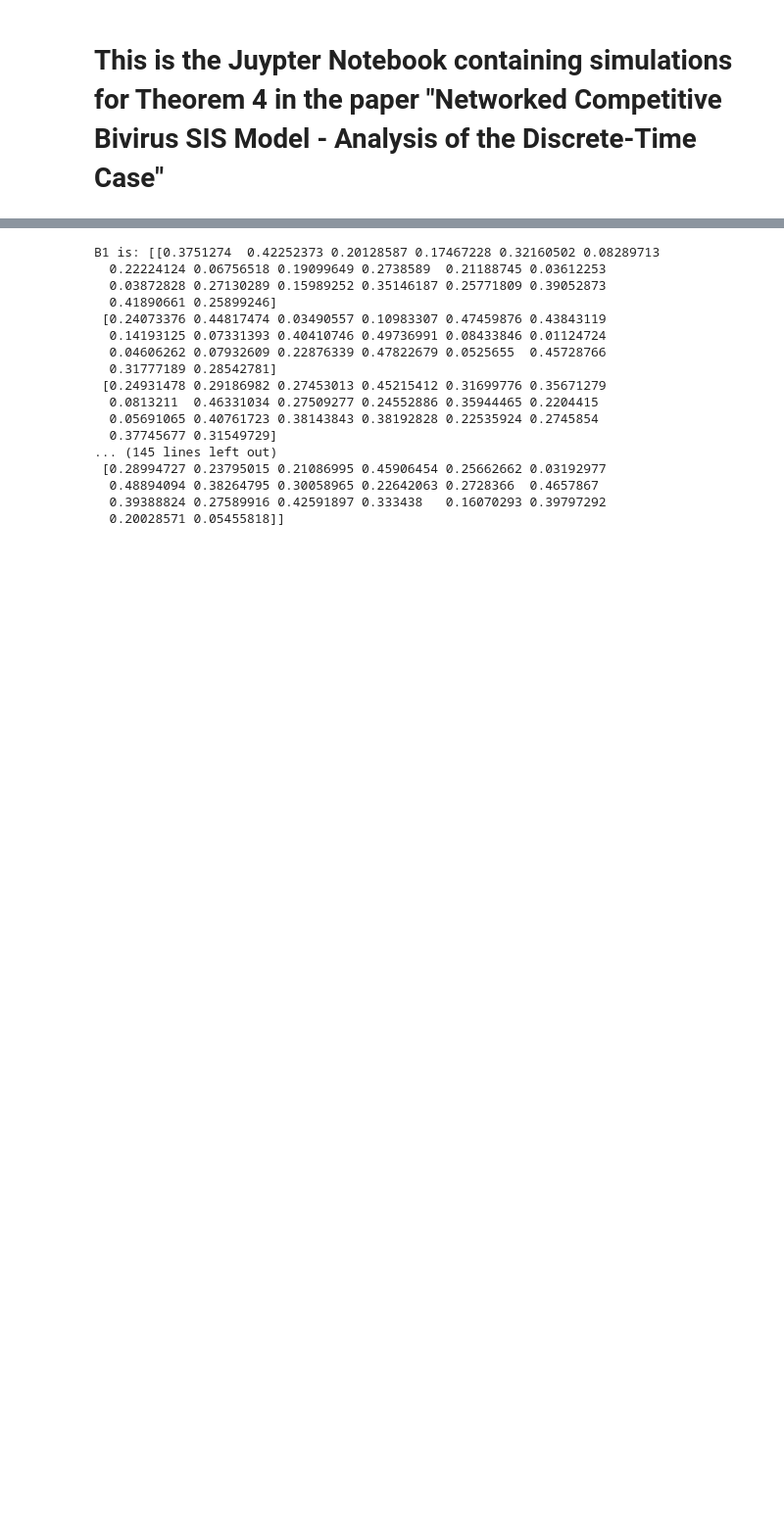
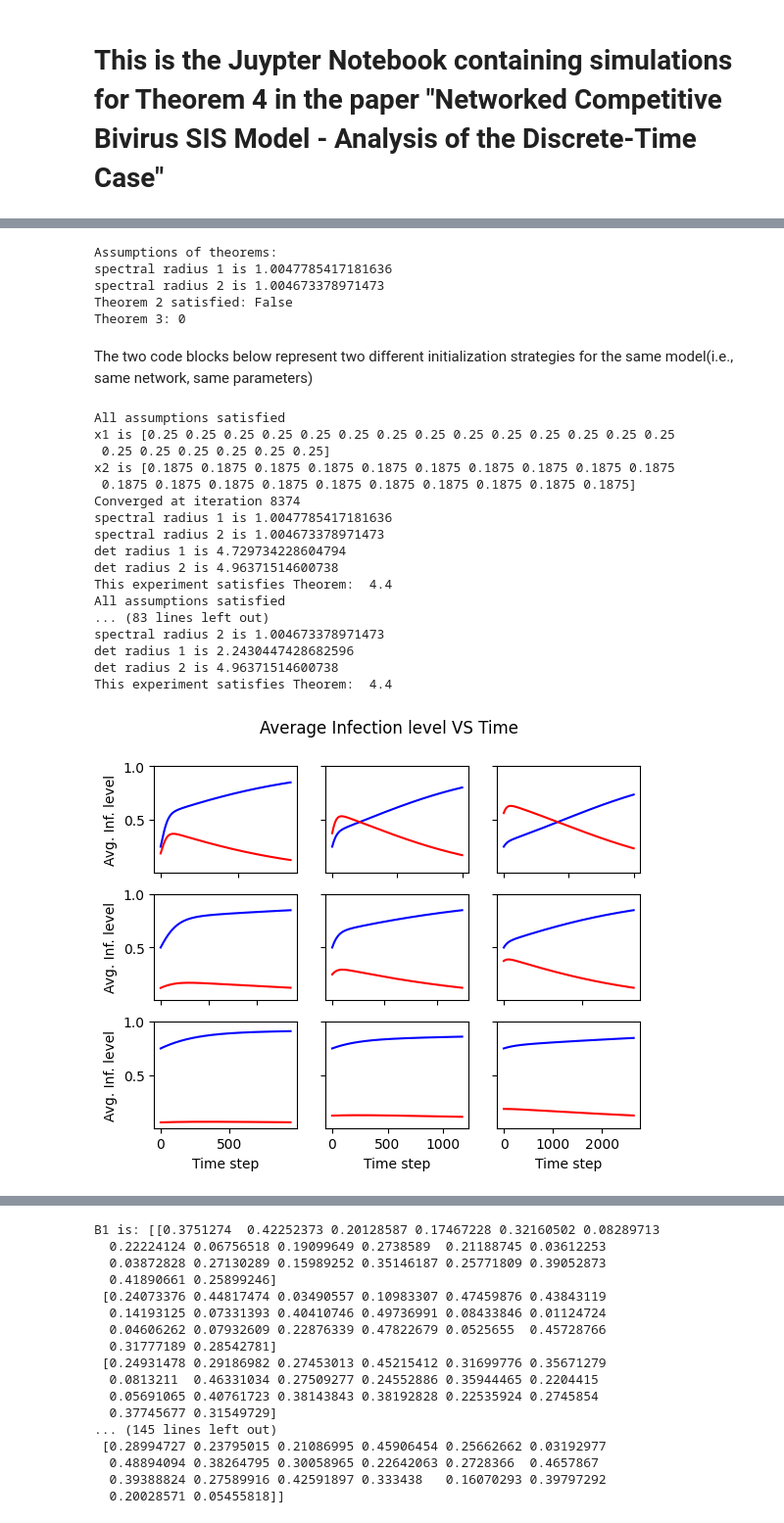
Before and after one commit to mrhoggboss/Discrete-time-competitive-bivirus-SIS, a Jupyter notebook: experiment_Theorem4.ipynb, the cells around one changed output, grey strips where cells are left out. Shown at 98% size. Saved outputs shown, nothing was run; the diff lists cells and outputs as text; code cells hidden in the pictures; blank space fills up the shorter version.

Commit message:
played around with randomization

```diff
--- a/experiment_Theorem4.ipynb
+++ b/experiment_Theorem4.ipynb
@@ -9,0 +9,20 @@ import numpy as np
+# %%
+# configurations of the experiment
+config = bivirus.SimulationConfig(N=20, h=0.001, W=0.5, iterations=10000, tolerance=1e-4)
+
+# random seed for reproducibility
+seed = 1049
+np.random.seed(seed)
+
+# parameters of the model
+B1, B2 = np.random.uniform(0, config.W, (config.N, config.N)), np.random.uniform(0, config.W, (config.N, config.N))
+# B1, B2 = np.round(B1, 2), np.round(B2, 2)
+
+B = [B1, B2]
+delta = [
+    0.1 * np.ones(config.N),
+    0.3 * np.ones(config.N)
+]
+print("B1 is:", B1)
+print()
+print("B2 is:", B2)
@@ -9,0 +47,60 @@ import numpy as np
+# %%
+# check assumptions of the theorems 2 and 3
+print("Assumptions of theorems:")
+print("Theorem 2 satisfied:", bivirus.check_theorem_2(B, delta, config))
+print("Theorem 3:", bivirus.check_theorem_3(B, delta, config))
+# %% [output]
+Assumptions of theorems:
+spectral radius 1 is 1.0047785417181636
+spectral radius 2 is 1.004673378971473
+Theorem 2 satisfied: False
+Theorem 3: 0
+# %% [markdown]
+The two code blocks below represent two different initialization strategies for the same model(i.e., same network, same parameters)
+# %%
+# initialization logic to test starting states covering "a large portion of \mathcal D"
+x1_histories = []
+x2_histories = []
+x1_avg_histories = []
+x2_avg_histories = []
+
+x1 = np.zeros(config.N)
+x2 = np.zeros(config.N)
+for num1 in [0.25, 0.50, 0.75]:
+    num2bound = 1 - num1
+    num2list = [num2bound * (i + 1) / 4 for i in range(3)]
+    for num2 in num2list:
+
+        x1.fill(num1)
+        x2.fill(num2)
+        bivirus.check_basic_assumptions(x1, x2, B, delta, config)
+
+        print('x1 is '+str(x1))
+        print('x2 is ' + str(x2))
+        results = bivirus.run_simulation(x1, x2, B, delta, config)
+        print("This experiment satisfies Theorem: ", bivirus.check_theorem_4(x1, x2, B, delta, config))
+
+        x1_histories.append(results["x1_history"])
+        x2_histories.append(results["x2_history"])
+        x1_avg_histories.append(results["x1_avg_history"])
+        x2_avg_histories.append(results["x2_avg_history"])
+bivirus.plot_simulation_3by3(x1_avg_histories, x2_avg_histories, yscale='linear')
+# %% [output]
+All assumptions satisfied
+x1 is [0.25 0.25 0.25 0.25 0.25 0.25 0.25 0.25 0.25 0.25 0.25 0.25 0.25 0.25
+ 0.25 0.25 0.25 0.25 0.25 0.25]
+x2 is [0.1875 0.1875 0.1875 0.1875 0.1875 0.1875 0.1875 0.1875 0.1875 0.1875
+ 0.1875 0.1875 0.1875 0.1875 0.1875 0.1875 0.1875 0.1875 0.1875 0.1875]
+Converged at iteration 8374
+spectral radius 1 is 1.0047785417181636
+spectral radius 2 is 1.004673378971473
+det radius 1 is 4.729734228604794
+det radius 2 is 4.96371514600738
+This experiment satisfies Theorem:  4.4
+All assumptions satisfied
+... (83 lines left out)
+spectral radius 2 is 1.004673378971473
+det radius 1 is 2.2430447428682596
+det radius 2 is 4.96371514600738
+This experiment satisfies Theorem:  4.4
+[figure, added]
```
Also changed, not shown: parts of 9 cells of this notebook, 3 other files.
